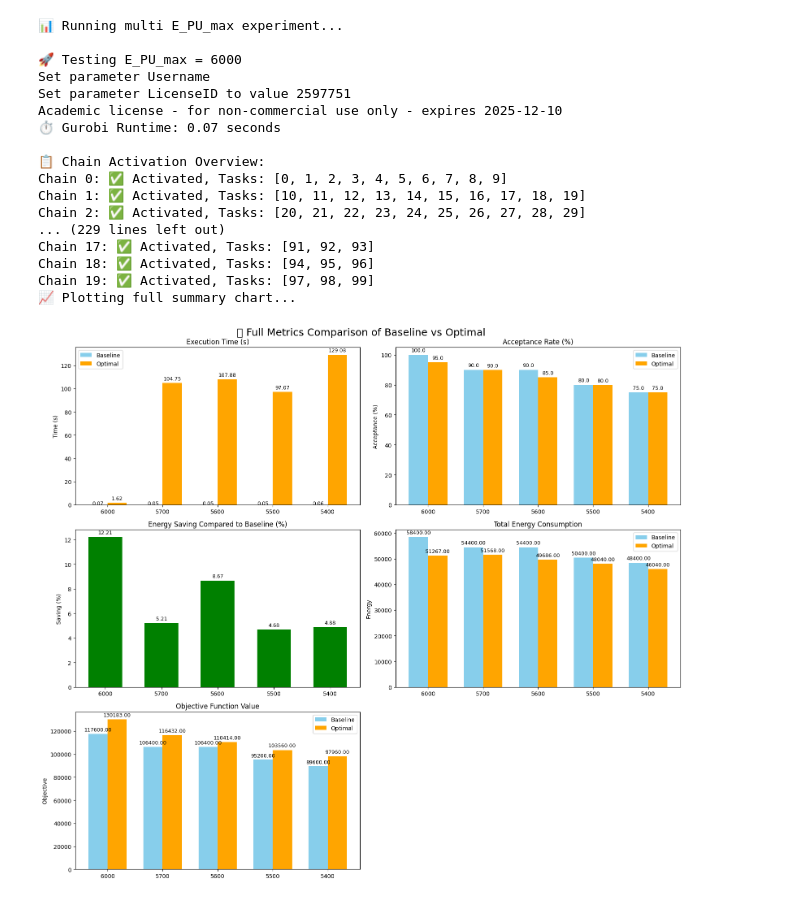
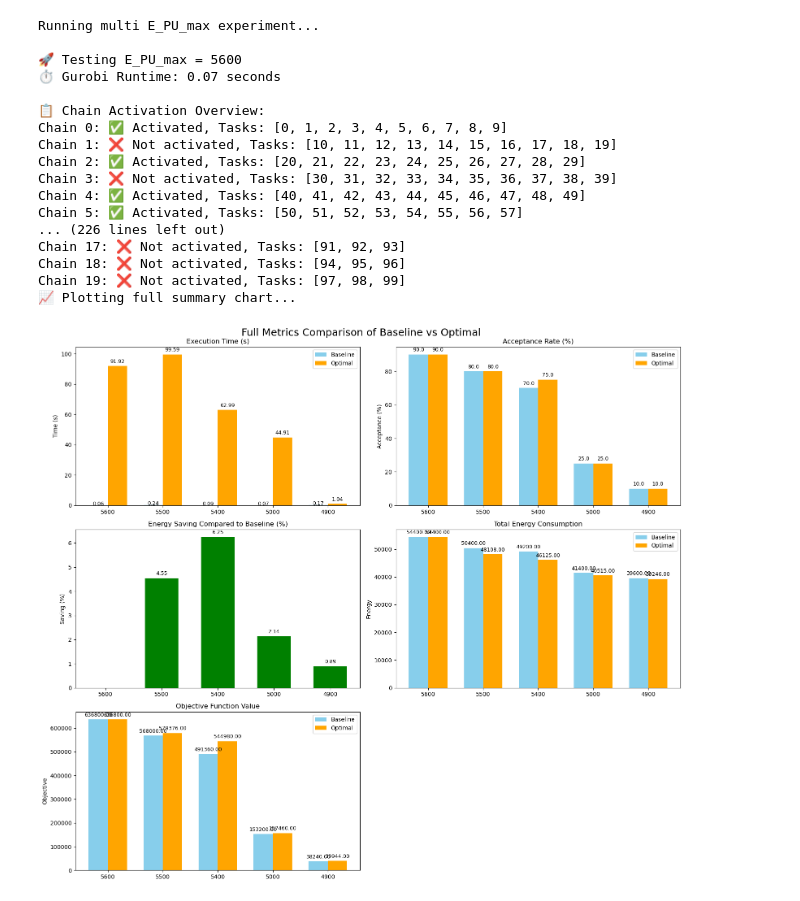
Before and after one commit to shuyangtian/Master_Arbeit, a Jupyter notebook: diff_E_PU_max_test.ipynb, the cells around one changed output. Saved outputs shown, nothing was run; the diff lists cells and outputs as text; code cells hidden in the pictures.

```diff
--- a/diff_E_PU_max_test.ipynb
+++ b/diff_E_PU_max_test.ipynb
@@ -444,22 +462,22 @@ Chain 19: ✅ Activated, Tasks: [97, 98, 99]
 # %%
-results = run_and_plot_all(alpha_1=10000.0, alpha_2=3.0, alpha_3=1.0, E_PU_max_list=[6000, 5700, 5600, 5500, 5400])
+results_3 = run_and_plot_all(alpha_1=40000.0, alpha_2=4, alpha_3=1.0, E_PU_max_list=[5600, 5500, 5400,5000,4900])
 # %% [output]
-📊 Running multi E_PU_max experiment...
+Running multi E_PU_max experiment...
 
-🚀 Testing E_PU_max = 6000
-Set parameter Username
-Set parameter LicenseID to value 2597751
-Academic license - for non-commercial use only - expires 2025-12-10
+🚀 Testing E_PU_max = 5600
 ⏱️ Gurobi Runtime: 0.07 seconds
 
 📋 Chain Activation Overview:
 Chain 0: ✅ Activated, Tasks: [0, 1, 2, 3, 4, 5, 6, 7, 8, 9]
-Chain 1: ✅ Activated, Tasks: [10, 11, 12, 13, 14, 15, 16, 17, 18, 19]
+Chain 1: ❌ Not activated, Tasks: [10, 11, 12, 13, 14, 15, 16, 17, 18, 19]
 Chain 2: ✅ Activated, Tasks: [20, 21, 22, 23, 24, 25, 26, 27, 28, 29]
-... (229 lines left out)
-Chain 17: ✅ Activated, Tasks: [91, 92, 93]
-Chain 18: ✅ Activated, Tasks: [94, 95, 96]
-Chain 19: ✅ Activated, Tasks: [97, 98, 99]
+Chain 3: ❌ Not activated, Tasks: [30, 31, 32, 33, 34, 35, 36, 37, 38, 39]
+Chain 4: ✅ Activated, Tasks: [40, 41, 42, 43, 44, 45, 46, 47, 48, 49]
+Chain 5: ✅ Activated, Tasks: [50, 51, 52, 53, 54, 55, 56, 57]
+... (226 lines left out)
+Chain 17: ❌ Not activated, Tasks: [91, 92, 93]
+Chain 18: ❌ Not activated, Tasks: [94, 95, 96]
+Chain 19: ❌ Not activated, Tasks: [97, 98, 99]
 📈 Plotting full summary chart...
-[figure, old version]
+[figure, new version]
 # %%
```
Also changed, not shown: parts of 10 cells of this notebook, 7 other files.
